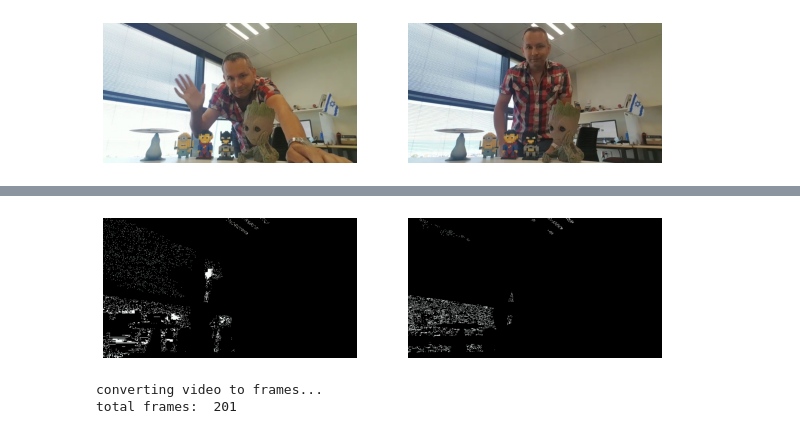
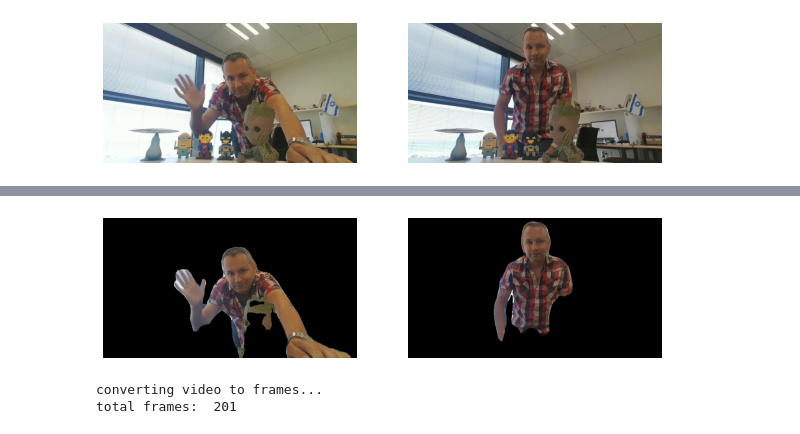
Before and after one commit to ynahum/cv_hw, a Jupyter notebook: Hw3/code/Q2.ipynb, the cells around one changed output, grey strips where cells are left out. Saved outputs shown, nothing was run; the diff lists cells and outputs as text; code cells hidden in the pictures.

```diff
--- a/Hw3/code/Q2.ipynb
+++ b/Hw3/code/Q2.ipynb
@@ -101,10 +102,26 @@ model=model.to(device)
 segmented_self_dir_path = "./output/segmented_self_frames"
 create_dir(segmented_self_dir_path)
 
+def get_human_segment(img, seg_img):
+  seg_values, value_counts = np.unique(seg_img.reshape(-1),axis=0, return_counts=True)
+  value_count_sort_ind = np.argsort(value_counts)
+  #print(seg_values[value_count_sort_ind])
+  #print(value_counts[value_count_sort_ind])
+  curClass = seg_values[value_count_sort_ind][-2]
+  mask_self = np.zeros_like(seg_img)
+  mask_self[seg_img == curClass] = 1
+  return cropWithRespectToMask(img, mask_self)
+
 self_files = sorted(glob.glob(os.path.join(self_dir_path, '*.jpg')))
-for filename in self_files:
-  img = cv2.cvtColor(cv2.imread(filename), cv2.COLOR_BGR2RGB)
-  path, fname = os.path.split(filename)
-  seg_img = DeepLabSegmentation(img, model, device, 1)
-  cv2.imwrite(os.path.join(segmented_self_dir_path, fname), seg_img)
+for i, self_file in enumerate(self_files):
+  self_img = cv2.imread(self_file)
+  path, fname = os.path.split(self_file)
+  seg_self_img = DeepLabSegmentation(cv2.cvtColor(self_img, cv2.COLOR_BGR2RGB), model, device, 1)
+  human_seg_self_img = get_human_segment(self_img, seg_self_img)
+  cv2.imwrite(os.path.join(segmented_self_dir_path, fname), human_seg_self_img)
+
+#fig = plt.figure(figsize=(10,15))
+#ax = fig.add_subplot(1,1,1)
+#ax.imshow(cv2.cvtColor(human_seg_self_img, cv2.COLOR_BGR2RGB))
+#ax.set_axis_off()
 # %% [output]
@@ -113,29 +129,19 @@ Downloading: "https://download.pytorch.org/models/deeplabv3_resnet101_coco-586e9
 # %%
 # Showing the 2 segmented frames
 
 seg_self_frame1_file_path = segmented_self_dir_path + "/" + self_frame1_name
 seg_self_frame2_file_path = segmented_self_dir_path + "/" + self_frame2_name
-seg_self1 = cv2.cvtColor(cv2.imread(seg_self_frame1_file_path), cv2.COLOR_BGR2GRAY)
-seg_self2 = cv2.cvtColor(cv2.imread(seg_self_frame2_file_path), cv2.COLOR_BGR2GRAY)
-
+seg_self1 = cv2.imread(seg_self_frame1_file_path)
+seg_self2 = cv2.imread(seg_self_frame2_file_path)
 
 fig = plt.figure(figsize=(10,15))
 seg_self_images = [seg_self1, seg_self2]
-
 for i,file in enumerate(seg_self_images):
   ax = fig.add_subplot(1, len(seg_self_images),i+1)
-  seg_values, value_counts = np.unique(seg_self_images[i].reshape(-1),axis=0, return_counts=True)
-  value_count_sort_ind = np.argsort(value_counts)
-  #print(seg_values[value_count_sort_ind])
-  #print(value_counts[value_count_sort_ind])
-  curClass = seg_values[value_count_sort_ind][-2]
-  mask_self = np.zeros_like(seg_self_images[i])
-  mask_self[seg_self_images[i] == curClass] = 1
-  self_cropped = cropWithRespectToMask(self_images[i], mask_self)
-  ax.imshow(self_cropped)
+  ax.imshow(cv2.cvtColor(seg_self_images[i], cv2.COLOR_BGR2RGB))
   ax.set_axis_off()
 # %% [output]
-[figure, old version]
+[figure, new version]
 # %%
 # %% Q2.3
 
```
Also changed, not shown: parts of 7 cells of this notebook, 2 other files.
